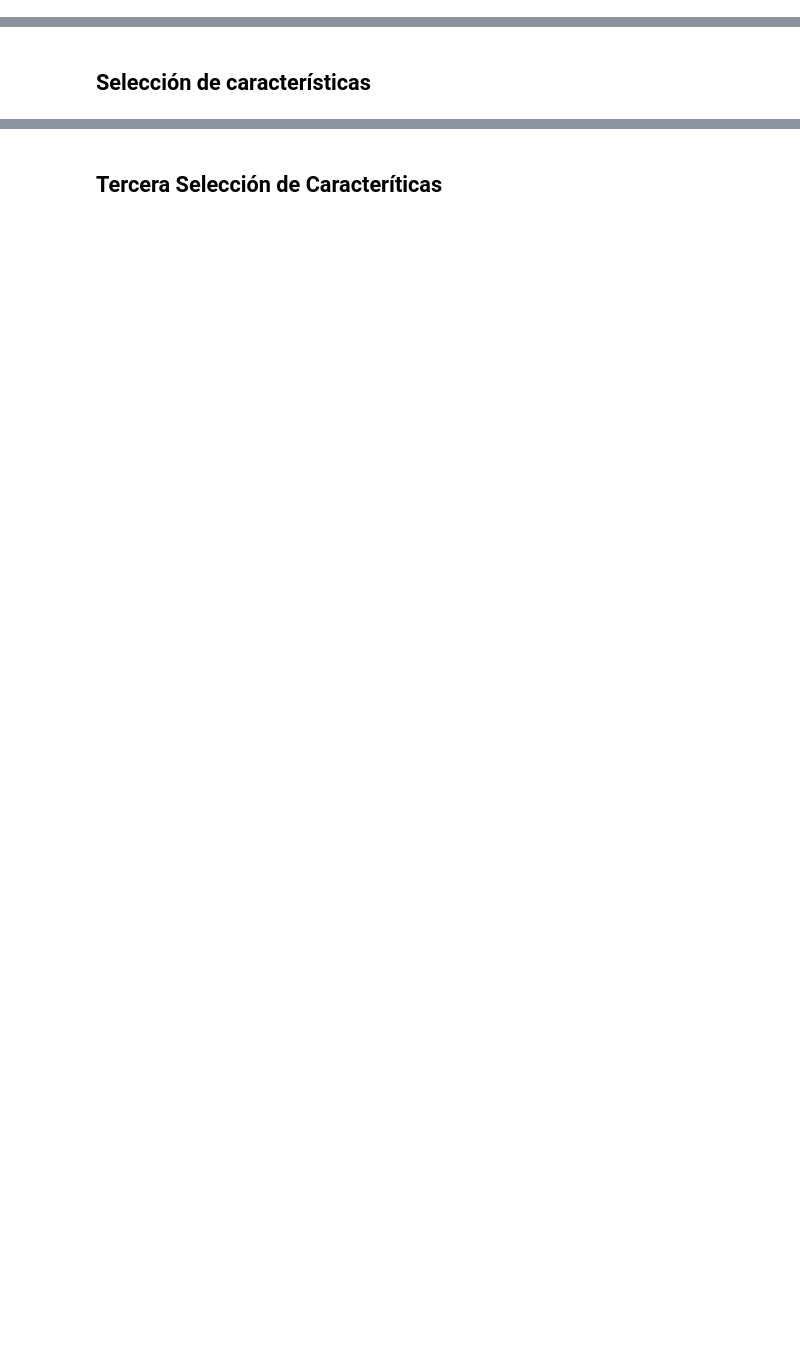
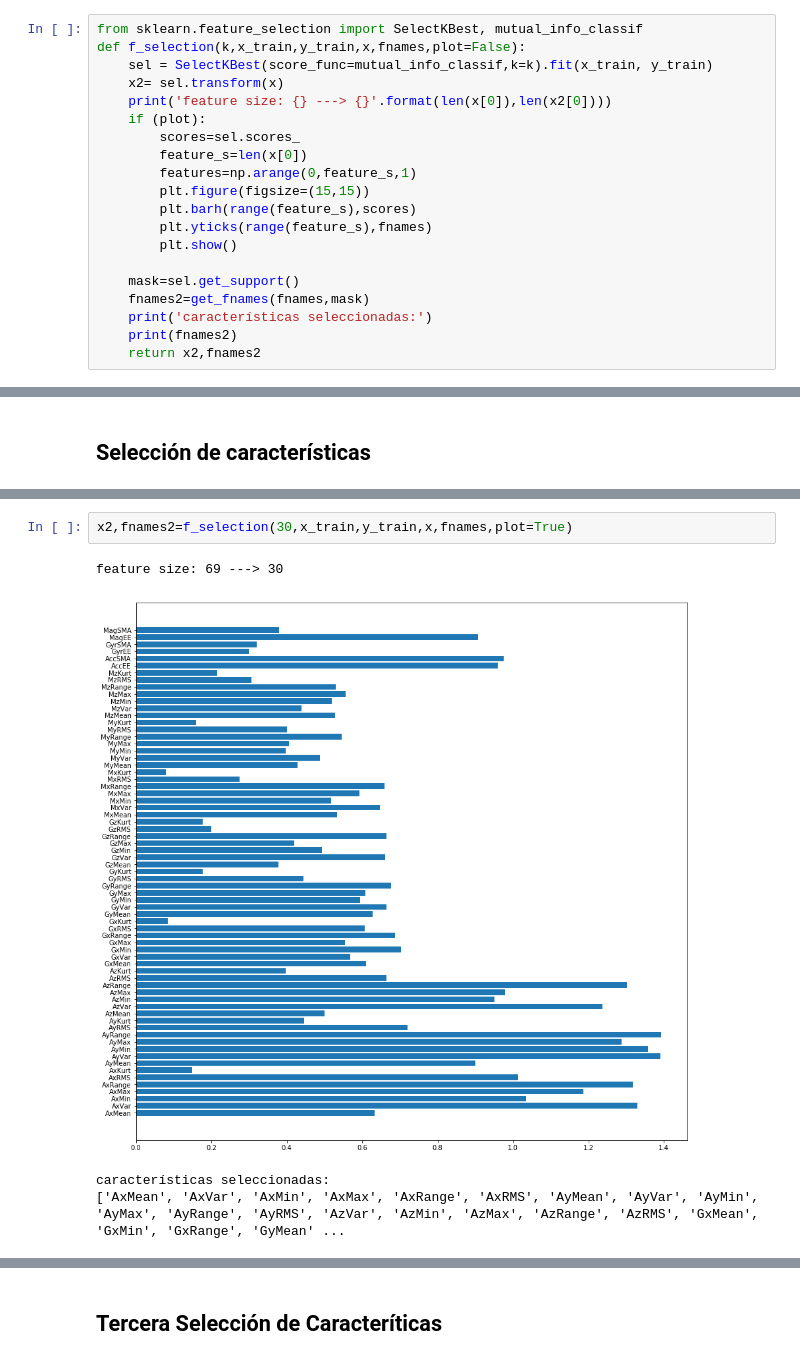
Before and after one commit to GioPais/Physical_activity_classifier, a Jupyter notebook: MarkVI.ipynb, the cells around one changed output, grey strips where cells are left out. Saved outputs shown, nothing was run; the diff lists cells and outputs as text; blank space fills up the shorter version.

Commit message:
f_selection function added

```diff
--- a/MarkVI.ipynb
+++ b/MarkVI.ipynb
@@ -238,0 +229,20 @@ def NB(x_train,y_train,x_val,y_val):
+# %%
+from sklearn.feature_selection import SelectKBest, mutual_info_classif
+def f_selection(k,x_train,y_train,x,fnames,plot=False):
+    sel = SelectKBest(score_func=mutual_info_classif,k=k).fit(x_train, y_train)
+    x2= sel.transform(x)
+    print('feature size: {} ---> {}'.format(len(x[0]),len(x2[0])))
+    if (plot):
+        scores=sel.scores_
+        feature_s=len(x[0])
+        features=np.arange(0,feature_s,1)
+        plt.figure(figsize=(15,15))
+        plt.barh(range(feature_s),scores)
+        plt.yticks(range(feature_s),fnames)
+        plt.show()
+
+    mask=sel.get_support()
+    fnames2=get_fnames(fnames,mask)
+    print('características seleccionadas:')
+    print(fnames2)
+    return x2,fnames2
@@ -286 +290,8 @@ feature size: 69 ---> 30
+# %%
+x2,fnames2=f_selection(30,x_train,y_train,x,fnames,plot=True)
+# %% [output]
+feature size: 69 ---> 30
+[figure, added]
+características seleccionadas:
+['AxMean', 'AxVar', 'AxMin', 'AxMax', 'AxRange', 'AxRMS', 'AyMean', 'AyVar', 'AyMin', 'AyMax', 'AyRange', 'AyRMS', 'AzVar', 'AzMin', 'AzMax', 'AzRange', 'AzRMS', 'GxMean', 'GxMin', 'GxRange', 'GyMean' ...
 # %%
```
Also changed, not shown: parts of 24 cells of this notebook.
